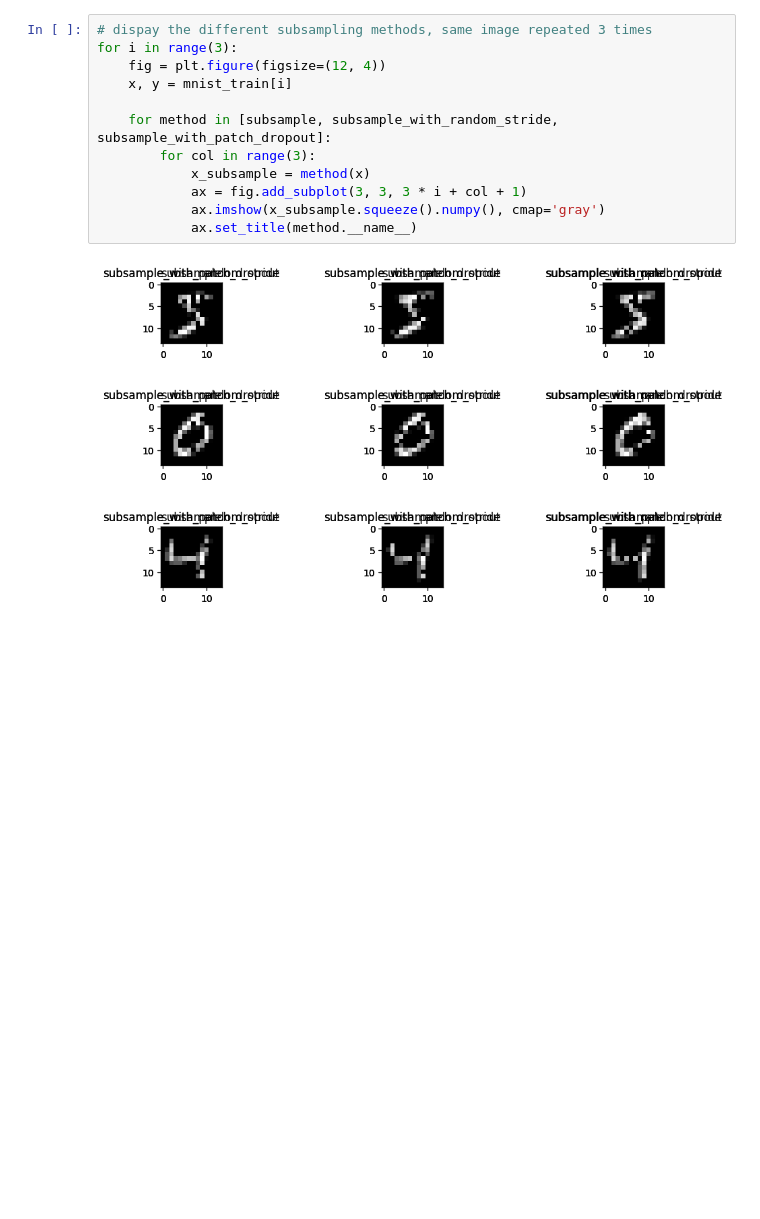
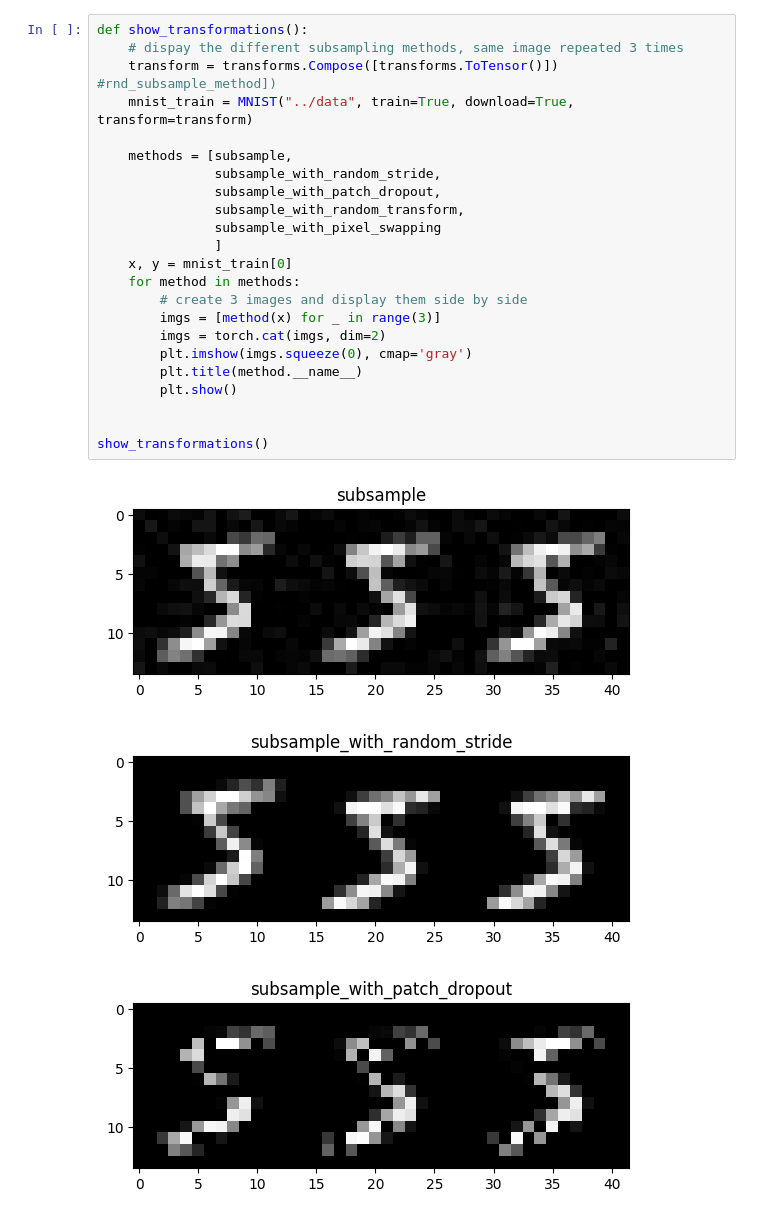
Before and after one commit to fdenoodt/fast-uncertainty-quantification, a Jupyter notebook: uncertainy/uncertainty_through_redundancy.ipynb, the cells around one changed output. Drawn from its saved outputs; the diff is of its cells as text; blank space fills up the shorter version.

Commit message:
repeat our audio experiments but to images

```diff
--- a/uncertainy/uncertainty_through_redundancy.ipynb
+++ b/uncertainy/uncertainty_through_redundancy.ipynb
@@ -234,16 +213,27 @@ Test Accuracy: 0.9339
 # %%
-# dispay the different subsampling methods, same image repeated 3 times
-for i in range(3):
-    fig = plt.figure(figsize=(12, 4))
-    x, y = mnist_train[i]
+def show_transformations():
+    # dispay the different subsampling methods, same image repeated 3 times
+    transform = transforms.Compose([transforms.ToTensor()])  #rnd_subsample_method])
+    mnist_train = MNIST("../data", train=True, download=True, transform=transform)
 
-    for method in [subsample, subsample_with_random_stride, subsample_with_patch_dropout]:
-        for col in range(3):
-            x_subsample = method(x)
-            ax = fig.add_subplot(3, 3, 3 * i + col + 1)
-            ax.imshow(x_subsample.squeeze().numpy(), cmap='gray')
-            ax.set_title(method.__name__)
+    methods = [subsample,
+               subsample_with_random_stride,
+               subsample_with_patch_dropout,
+               subsample_with_random_transform,
+               subsample_with_pixel_swapping
+               ]
+    x, y = mnist_train[0]
+    for method in methods:
+        # create 3 images and display them side by side
+        imgs = [method(x) for _ in range(3)]
+        imgs = torch.cat(imgs, dim=2)
+        plt.imshow(imgs.squeeze(0), cmap='gray')
+        plt.title(method.__name__)
+        plt.show()
+
+
+show_transformations()
 # %% [output]
-[figure, old version]
+[figure, new version]
-[figure, old version]
+[figure, new version]
-[figure, old version]
+[figure, new version]
```
Also changed, not shown: parts of 7 cells of this notebook.
